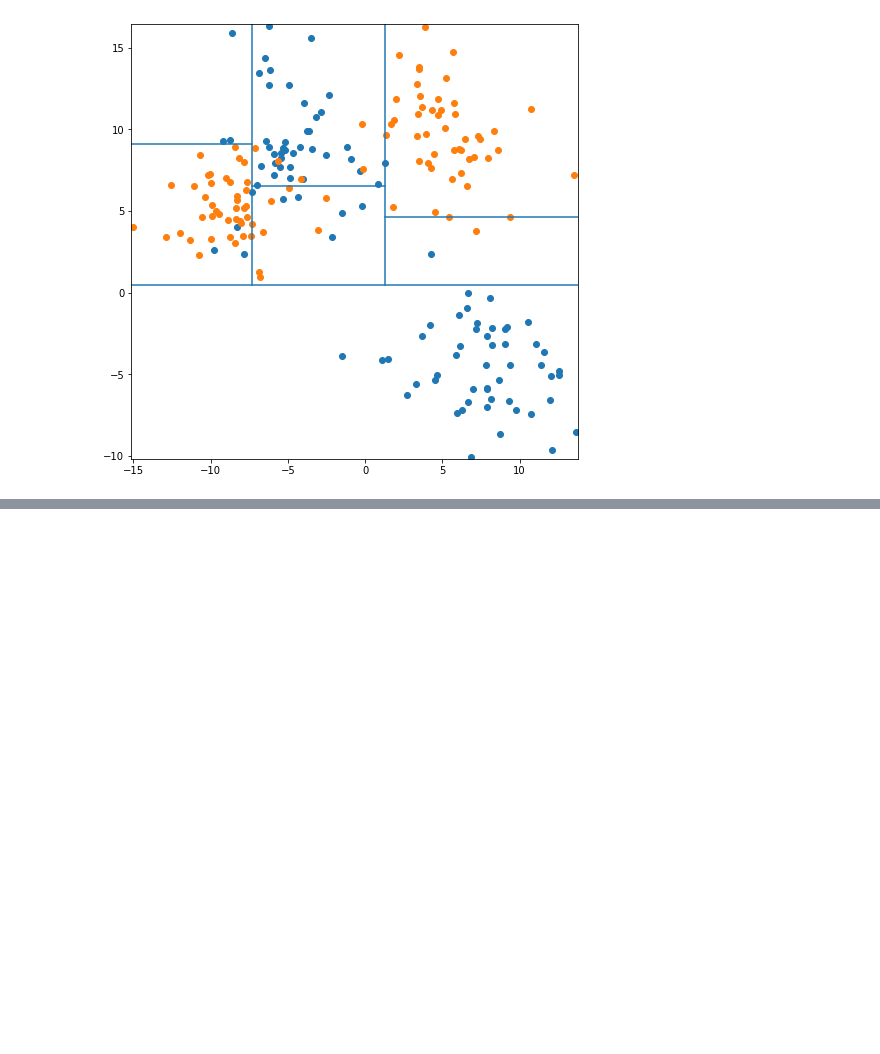
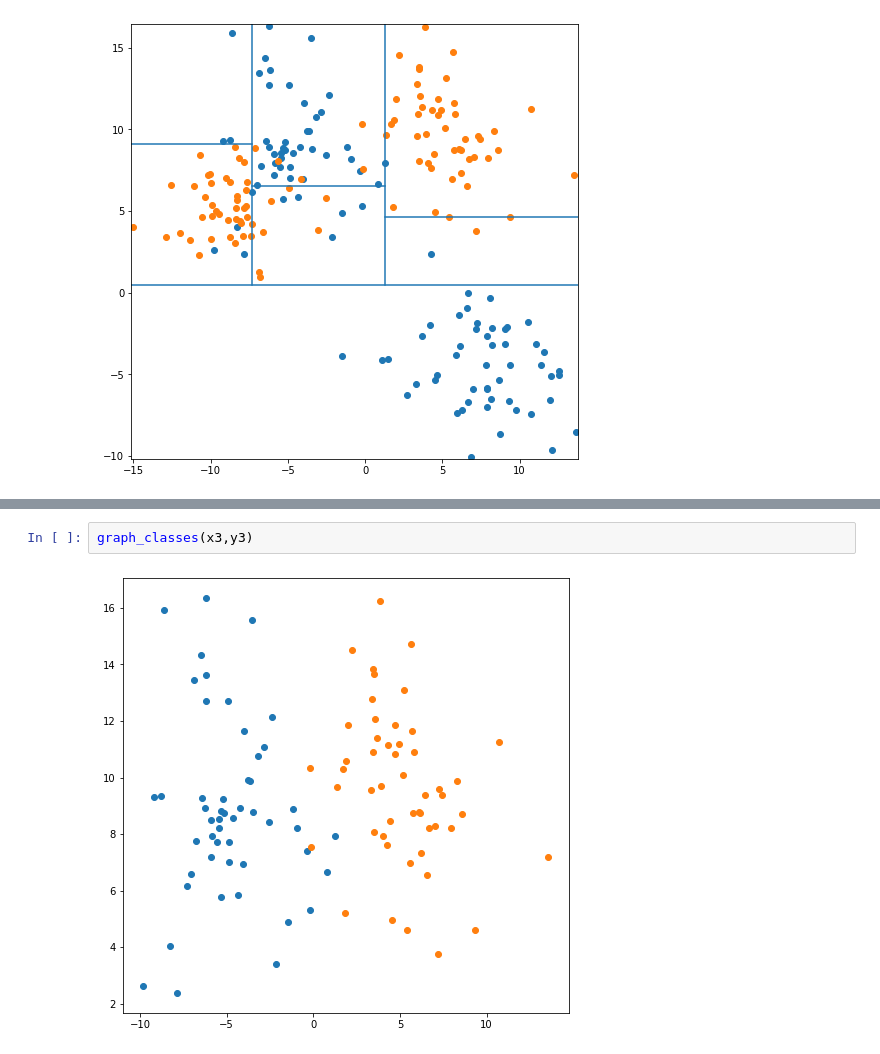
Before and after one commit to max-miller/ds_ground_up, a Jupyter notebook: neighbors_tree/tree_visuals.ipynb, the cells around one changed output, grey strips where cells are left out. Saved outputs shown, nothing was run; the diff lists cells and outputs as text; blank space fills up the shorter version.

```diff
--- a/neighbors_tree/tree_visuals.ipynb
+++ b/neighbors_tree/tree_visuals.ipynb
@@ -129,0 +134,4 @@ tree_grid_visualizer(x_comb,y_comb,{'max_depth':4,'min_samples_leaf':3})
+# %%
+graph_classes(x3,y3)
+# %% [output]
+[figure, added]
```
Also changed, not shown: parts of 3 cells of this notebook.
